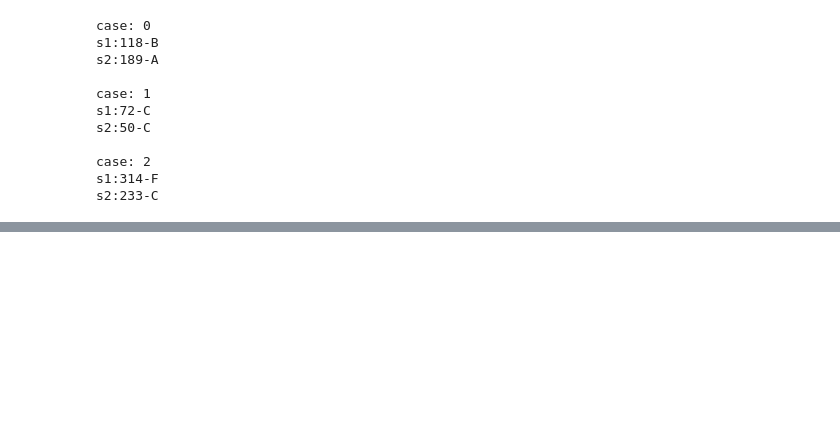
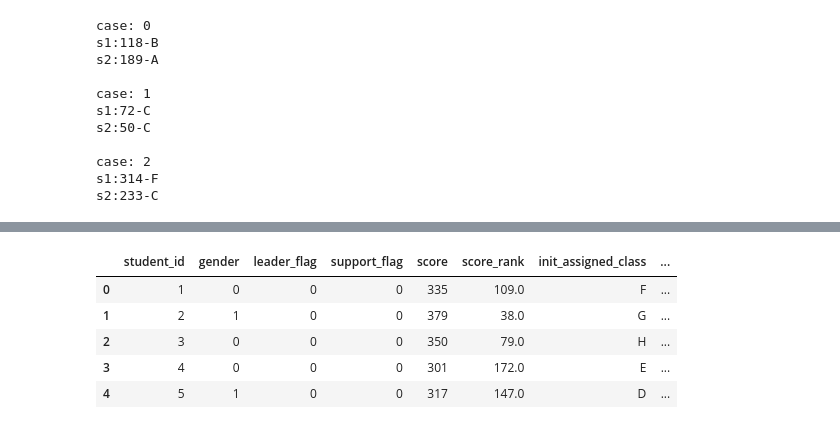
Before and after one commit to maton369/PyOptBook_Practice, a Jupyter notebook: 3_school/main.ipynb, the cells around one changed output, grey strips where cells are left out. Saved outputs shown, nothing was run; the diff lists cells and outputs as text; code cells hidden in the pictures; blank space fills up the shorter version.

```diff
--- a/3_school/main.ipynb
+++ b/3_school/main.ipynb
@@ -302,0 +318,5 @@ for i, c in enumerate(C):
+# %%
+init_flag = {(s, c): 0 for s in S for c in C}
+
+for row in s_df.itertuples():
+    init_flag[row.student_id, row.init_assigned_class] = 1
@@ -302,0 +462,19 @@ for i, c in enumerate(C):
+# %%
+# 検証用のデータフレームの用意
+result_df2 = s_df.copy()
+
+# 各生徒がどのクラスに割り当てられたかの情報を辞書に格納
+S2C = {}
+for s in S:
+    S2C[s] = [c for c in C if x[s, c].value() == 1][0]
+
+# 生徒データに各生徒が度のクラスに割り当てられたかの情報を結合
+result_df2["assigned_class"] = result_df2["student_id"].map(S2C)
+result_df2.head(5)
+# %% [output]
+|  | student_id | gender | leader_flag | support_flag | score | score_rank | init_assigned_class | ... |
+| 0 | 1 | 0 | 0 | 0 | 335 | 109.0 | F | ... |
+| 1 | 2 | 1 | 0 | 0 | 379 | 38.0 | G | ... |
+| 2 | 3 | 0 | 0 | 0 | 350 | 79.0 | H | ... |
+| 3 | 4 | 0 | 0 | 0 | 301 | 172.0 | E | ... |
+| 4 | 5 | 1 | 0 | 0 | 317 | 147.0 | D | ... |
```
Also changed, not shown: parts of 5 cells of this notebook.
